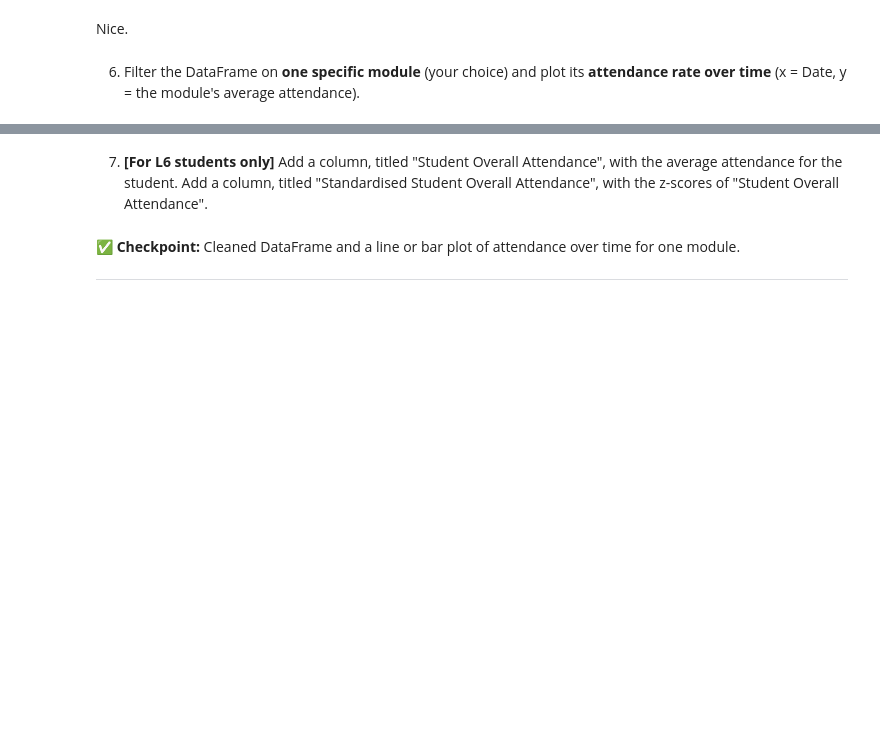
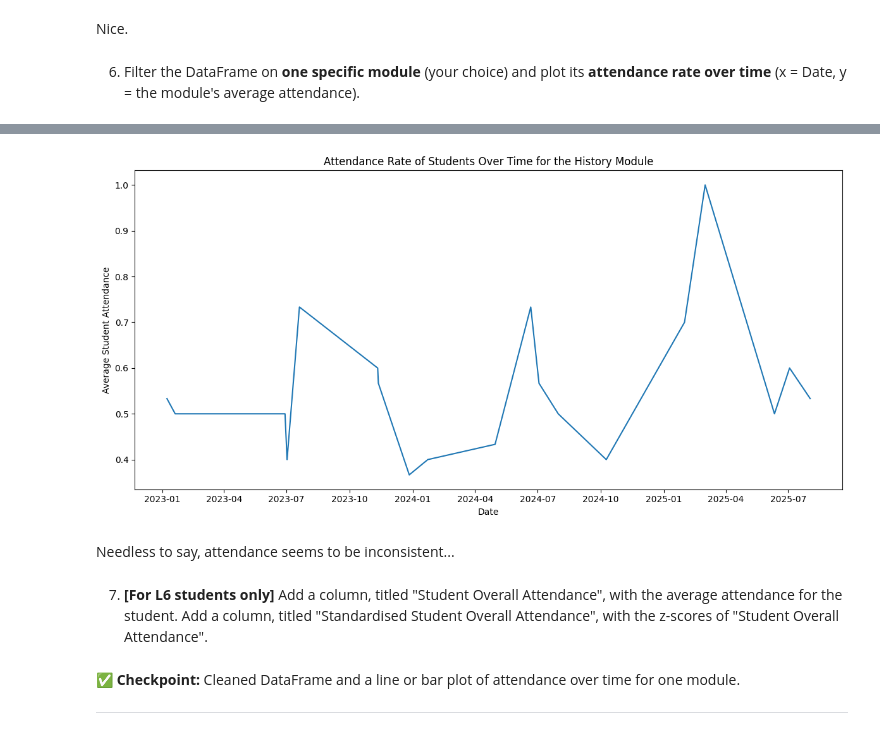
Before and after one commit to StemmedAxis06/M6006_assignment2_23360932014, a Jupyter notebook: summative1-1.ipynb, the cells around one changed output, grey strips where cells are left out. Saved outputs shown, nothing was run; the diff lists cells and outputs as text; code cells hidden in the pictures; blank space fills up the shorter version.

```diff
--- a/summative1-1.ipynb
+++ b/summative1-1.ipynb
@@ -229,5 +229,14 @@ Nice.
 6. Filter the DataFrame on **one specific module** (your choice) and plot its **attendance rate over time**
    (x = Date, y = the module's average attendance).
 # %%
-# your code here
-...
+# First, we need some imports
+import matplotlib.pyplot as plt
+
+# The next thing we need to do is see which modules we can actually pick.
+# We shall do this in the form of an array
+what_in_the_module = the_summative_df['Module Name'].unique()
+
+# We also need to convert attendance into a numeric column
+the_summative_df['Has Attended'] = (the_summative_df['Has Attended'] == 'Y').astype(int)
+
+what_in_the_module
@@ -234,3 +259,26 @@ Nice.
+# %%
+# I like the look of History. Call it personal preference
+
+# So, let's first filter for History as a value in the Module Name column
+the_history_of_dataframes = the_summative_df[the_summative_df['Module Name'] == 'History']
+
+# Now, all we need to do is group the dataframe by unique dates (so individual days), and gather what
+# the attendance was for each of those date values
+attendance_in_history = the_history_of_dataframes.groupby('Date')['Has Attended'].mean().reset_index()
+# Note that we use the reset_index command in order to be able to access the 'Date' more easily
+
+# Now, we plot it
+plt.figure(figsize=(12,6))
+plt.plot(attendance_in_history['Date'], attendance_in_history['Has Attended'])
+plt.title('Attendance Rate of Students Over Time for the History Module')
+plt.xlabel('Date')
+plt.ylabel('Average Student Attendance')
+plt.tight_layout()
+plt.show()
+# %% [output]
+[figure, added]
+# %% [markdown]
+Needless to say, attendance seems to be inconsistent...
 # %% [markdown]
 7. **[For L6 students only]** Add a column, titled "Student Overall Attendance", with the average attendance for the student. Add a column, titled "Standardised Student Overall Attendance", with the z-scores of "Student Overall Attendance".
 # %% [markdown]
```
Also changed, not shown: parts of 1 cell of this notebook.
